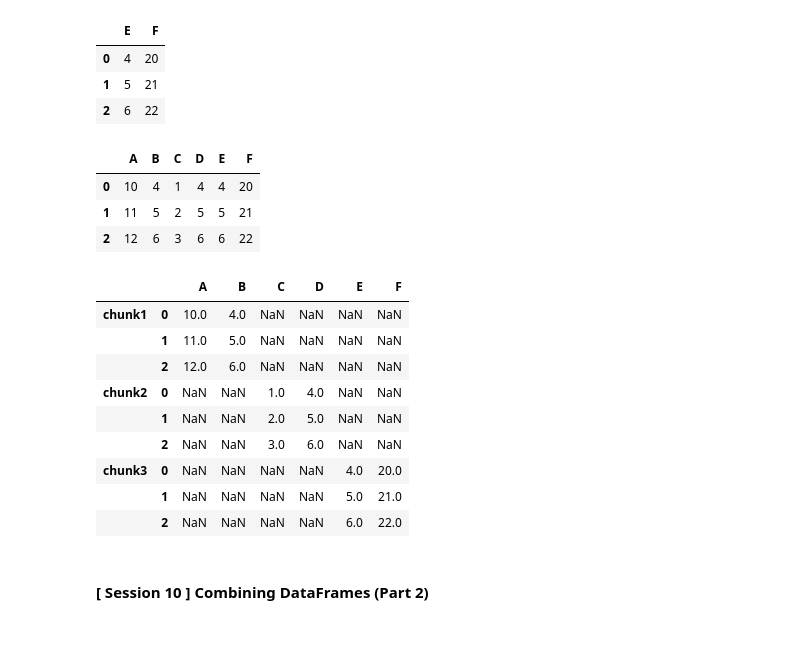
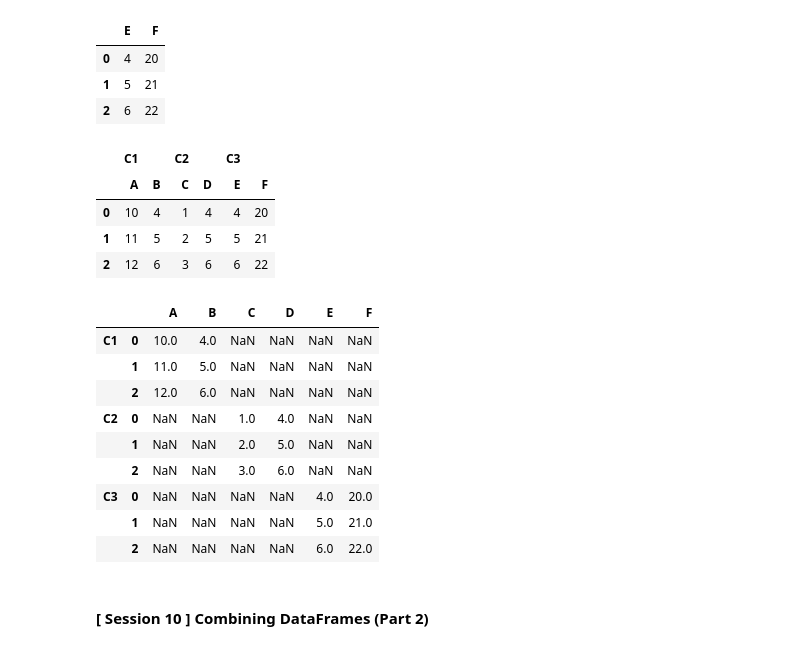
Before and after one commit to 4dsolutions/clarusway_data_analysis, a Jupyter notebook: DAwPy_S1_(Numpy_Arrays)/daily_schedule.ipynb, the cells around one changed output. Cells and saved outputs as stored; diff of their text form; code cells hidden in the pictures.

```diff
--- a/DAwPy_S1_(Numpy_Arrays)/daily_schedule.ipynb
+++ b/DAwPy_S1_(Numpy_Arrays)/daily_schedule.ipynb
@@ -297,23 +303,24 @@ df3
 | 1 | 5 | 21 |
 | 2 | 6 | 22 |
 # %%
-pd.concat([df1, df2, df3], axis=1)
+pd.concat([df1, df2, df3], axis=1, keys=['C1','C2','C3'])
 # %% [output]
+|  | C1 |  | C2 |  | C3 |  |
 |  | A | B | C | D | E | F |
 | 0 | 10 | 4 | 1 | 4 | 4 | 20 |
 | 1 | 11 | 5 | 2 | 5 | 5 | 21 |
 | 2 | 12 | 6 | 3 | 6 | 6 | 22 |
 # %%
-pd.concat({"chunk1":df1, "chunk2":df2, "chunk3":df3}, axis=0)
+pd.concat({"C1":df1, "C2":df2, "C3":df3}, axis=0)
 # %% [output]
 |  |  | A | B | C | D | E | F |
-| chunk1 | 0 | 10.0 | 4.0 | NaN | NaN | NaN | NaN |
+| C1 | 0 | 10.0 | 4.0 | NaN | NaN | NaN | NaN |
 |  | 1 | 11.0 | 5.0 | NaN | NaN | NaN | NaN |
 |  | 2 | 12.0 | 6.0 | NaN | NaN | NaN | NaN |
-| chunk2 | 0 | NaN | NaN | 1.0 | 4.0 | NaN | NaN |
+| C2 | 0 | NaN | NaN | 1.0 | 4.0 | NaN | NaN |
 |  | 1 | NaN | NaN | 2.0 | 5.0 | NaN | NaN |
 |  | 2 | NaN | NaN | 3.0 | 6.0 | NaN | NaN |
-| chunk3 | 0 | NaN | NaN | NaN | NaN | 4.0 | 20.0 |
+| C3 | 0 | NaN | NaN | NaN | NaN | 4.0 | 20.0 |
 |  | 1 | NaN | NaN | NaN | NaN | 5.0 | 21.0 |
 |  | 2 | NaN | NaN | NaN | NaN | 6.0 | 22.0 |
 # %% [markdown]
```
Also changed, not shown: parts of 6 cells of this notebook.
